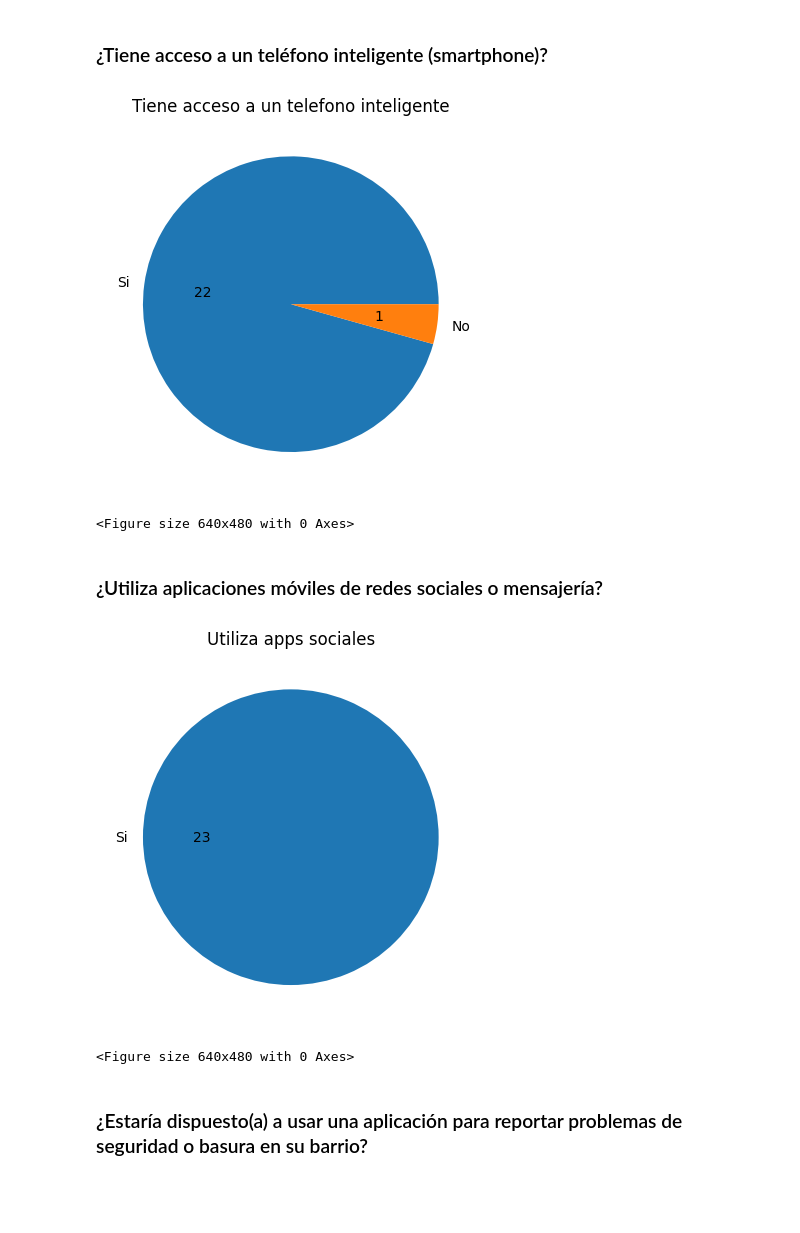
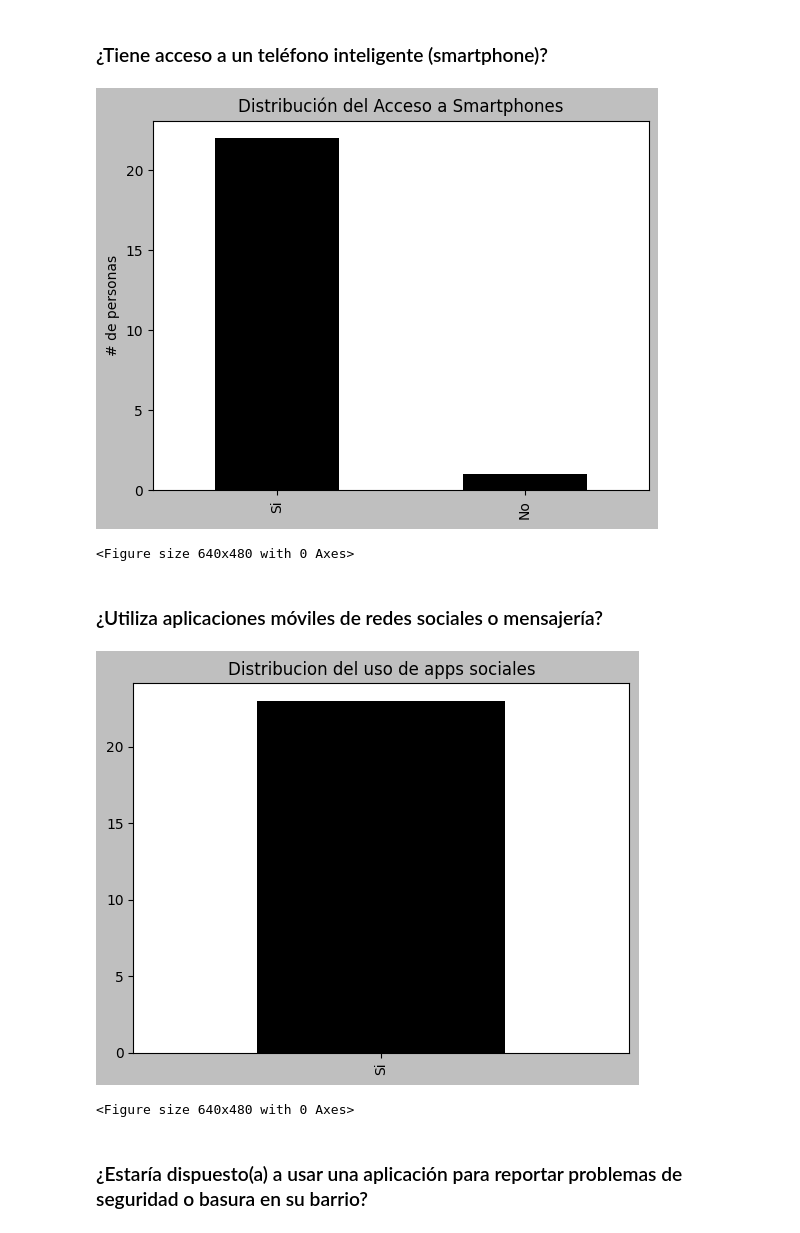
Before and after one commit to Mortadelo24/survey-integrador-one, a Jupyter notebook: notebook.ipynb, the cells around one changed output. Drawn from its saved outputs; the diff is of its cells as text; code cells hidden in the pictures; blank space fills up the shorter version.

Commit message:
fix titles

```diff
--- a/notebook.ipynb
+++ b/notebook.ipynb
@@ -27,11 +27,13 @@ Note: you may need to restart the kernel to use updated packages.
 # %%
 
 import pandas as pd
-import matplotlib as plt
 from datetime import datetime
 import matplotlib.pyplot as plt
 
+
 results = pd.read_csv("results.csv")
+#plt.style.use("seaborn-v0_8-colorblind")
+plt.style.use("grayscale")
 # %%
 
 would_like_features = pd.DataFrame({
@@ -180,6 +183,16 @@ def serialize_closed_question(ans: str):
         if ans.strip() == row.value:
             return row.id
     return 0
+
+def get_labels_from_dict(aliases: list, label_names: dict):
+    return [label_names[int(i.get_text())] for i in aliases]
+
+def change_xticklabels(plot, labels):
+    plot.set_xticklabels(get_labels_from_dict(plot.get_xticklabels(), labels))
+
+
+def change_yticklabels(plot, labels):
+    plot.set_yticklabels(get_labels_from_dict(plot.get_yticklabels(), labels))
 # %% [markdown]
 ## Change column names
 # %%
@@ -213,7 +226,9 @@ results["age"] = results["age"].apply(string_to_number)
 average_age = results["age"].mean()
 results["age"] = results["age"].fillna(round(average_age))
 
-results["gender"] = results["gender"].apply(lambda gs: 1 if gs=="Masculinos" else 0)
+results["sex"] = results["gender"].apply(lambda gs: 1 if gs=="Masculinos" else 0)
+# TODO: remove gender column
+results["gender"] = results["sex"]
 results["has_access_smartphone"] = results["has_access_smartphone"].apply(serialize_closed_question)
 results["would_use_app"] = results["would_use_app"].apply(serialize_ambiguous_question )
 results["uses_social_mobile_apps"] = results["uses_social_mobile_apps"].apply(serialize_closed_question)
@@ -253,18 +268,26 @@ def create_closed_question_distribution_pie(df: pd.DataFrame, column: str, title
 ### ¿Tiene acceso a un teléfono inteligente (smartphone)?
 # %%
 
-create_closed_question_distribution_pie(df=results, column="has_access_smartphone",title="Tiene acceso a un telefono inteligente" )
+has_access_smarphone_plot = results["has_access_smartphone"].value_counts().plot(kind="bar")
+change_xticklabels(has_access_smarphone_plot, closed_question_labels)
+has_access_smarphone_plot.set_xlabel("")
+has_access_smarphone_plot.set_ylabel("# de personas")
+has_access_smarphone_plot.set_title("Distribución del Acceso a Smartphones")
 create_plot("tiene_telefono")
 # %% [output]
-[figure, old version]
+[figure, new version]
 <Figure size 640x480 with 0 Axes>
 # %% [markdown]
 ### ¿Utiliza aplicaciones móviles de redes sociales o mensajería?
 # %%
-create_closed_question_distribution_pie(df=results, column="uses_social_mobile_apps", title="Utiliza apps sociales")
+
+uses_social_apps_plot = results["uses_social_mobile_apps"].value_counts().plot(kind="bar")
+change_xticklabels(uses_social_apps_plot, closed_question_labels)
+uses_social_apps_plot.set_xlabel("")
+uses_social_apps_plot.set_title("Distribucion del uso de apps sociales")
 create_plot("usa_apps_sociales")
 # %% [output]
-[figure, old version]
+[figure, new version]
 <Figure size 640x480 with 0 Axes>
 # %% [markdown]
 ### ¿Estaría dispuesto(a) a usar una aplicación para reportar problemas de seguridad o basura en su barrio?
```
Also changed, not shown: parts of 20 cells of this notebook, 18 other files.
